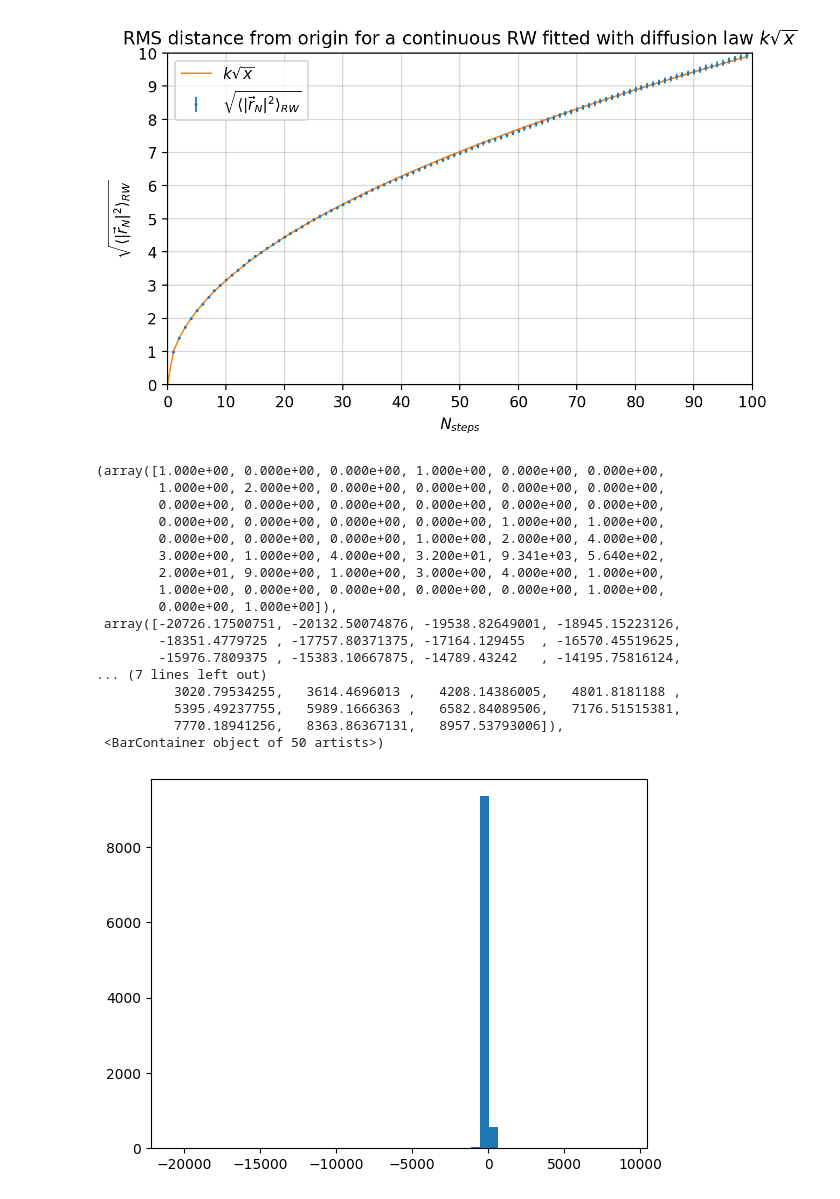
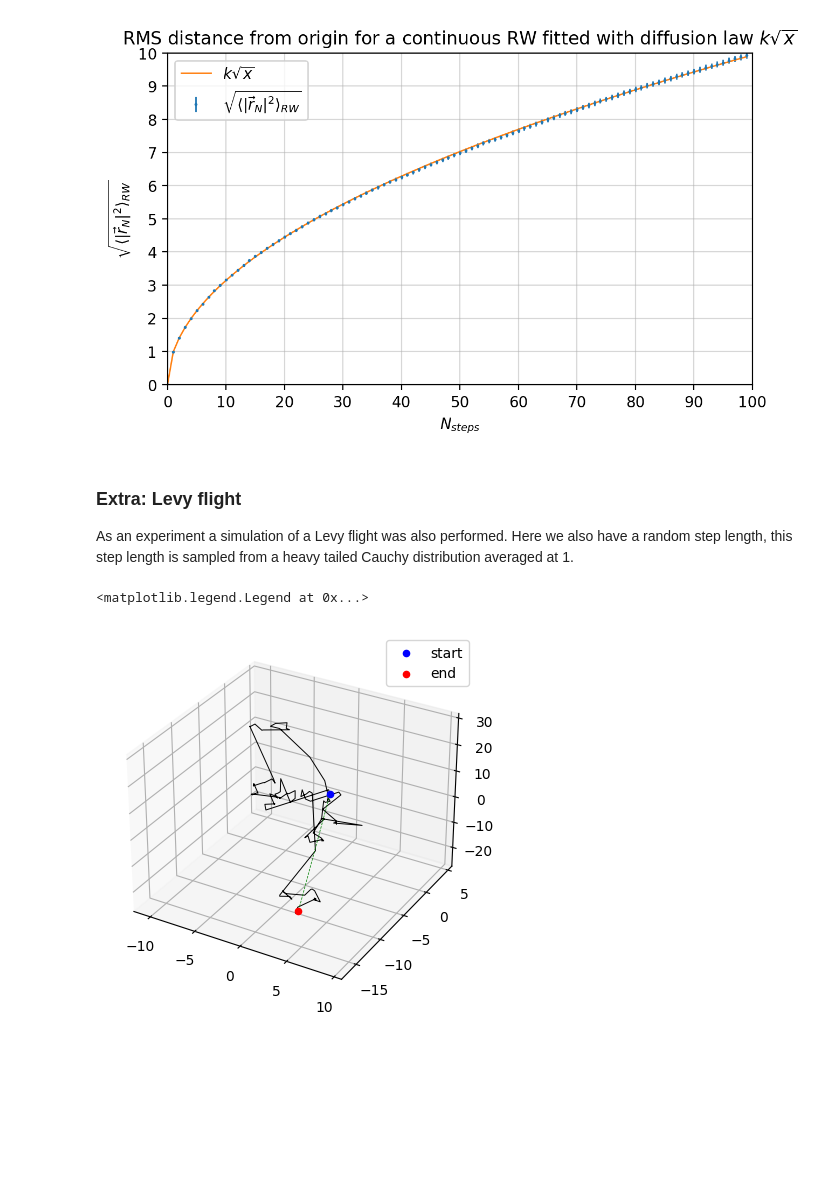
Before and after one commit to Giac97/Simulazione-Numerica, a Jupyter notebook: notebooks/Exercise 2/Exercise 2 - Analysis.ipynb, the cells around one changed output. Saved outputs shown, nothing was run; the diff lists cells and outputs as text; code cells hidden in the pictures; blank space fills up the shorter version.

```diff
--- a/notebooks/Exercise 2/Exercise 2 - Analysis.ipynb
+++ b/notebooks/Exercise 2/Exercise 2 - Analysis.ipynb
@@ -148,36 +144,19 @@ plt.legend()
 plt.savefig("susrw.png")
 # %% [output]
 [figure]
-# %%
-import numpy as np
-
-# Parameters of the Levy distribution
-mu = 0  # Mean
-c = 10   # Scaling factor (adjust as needed)
-
-# Number of samples
-num_samples = 10000
-
-# Generate random samples from the Levy distribution
-levy_samples = np.random.standard_cauchy(num_samples) * c + mu
-
-plt.hist(levy_samples, 50)
-# %% [output]
-(array([1.000e+00, 0.000e+00, 0.000e+00, 1.000e+00, 0.000e+00, 0.000e+00,
-        1.000e+00, 2.000e+00, 0.000e+00, 0.000e+00, 0.000e+00, 0.000e+00,
-        0.000e+00, 0.000e+00, 0.000e+00, 0.000e+00, 0.000e+00, 0.000e+00,
-        0.000e+00, 0.000e+00, 0.000e+00, 0.000e+00, 1.000e+00, 1.000e+00,
-        0.000e+00, 0.000e+00, 0.000e+00, 1.000e+00, 2.000e+00, 4.000e+00,
-        3.000e+00, 1.000e+00, 4.000e+00, 3.200e+01, 9.341e+03, 5.640e+02,
-        2.000e+01, 9.000e+00, 1.000e+00, 3.000e+00, 4.000e+00, 1.000e+00,
-        1.000e+00, 0.000e+00, 0.000e+00, 0.000e+00, 0.000e+00, 1.000e+00,
-        0.000e+00, 1.000e+00]),
- array([-20726.17500751, -20132.50074876, -19538.82649001, -18945.15223126,
-        -18351.4779725 , -17757.80371375, -17164.129455  , -16570.45519625,
-        -15976.7809375 , -15383.10667875, -14789.43242   , -14195.75816124,
-... (7 lines left out)
-          3020.79534255,   3614.4696013 ,   4208.14386005,   4801.8181188 ,
-          5395.49237755,   5989.1666363 ,   6582.84089506,   7176.51515381,
-          7770.18941256,   8363.86367131,   8957.53793006]),
- <BarContainer object of 50 artists>)
-[figure, removed]
+# %% [markdown]
+### Extra: Levy flight
+
+As an experiment a simulation of a Levy flight was also performed. Here we also have a random step length, this step length is sampled from a heavy tailed Cauchy distribution averaged at 1.
+# %%
+fig = plt.figure()
+ax = fig.add_subplot(111, projection='3d')
+x, y, z = np.loadtxt("levy_continue_points.dat", unpack = True)
+ax.plot(x, y, z, c='k',linewidth=0.7)  # 'c' specifies the color, 'marker' specifies the marker style
+ax.scatter(x[0],y[0],z[0], label = "start", c = "b")
+ax.scatter(x[-1],y[-1],z[-1], label = "end", c = "r")
+ax.plot([x[0], x[-1]],[y[0], y[-1]],[z[0], z[-1]], "--", linewidth=0.5, c = "g")
+ax.legend()
+# %% [output]
+<matplotlib.legend.Legend at 0x...>
+[figure, added]
```
Also changed, not shown: parts of 3 cells of this notebook, 3 other files.
